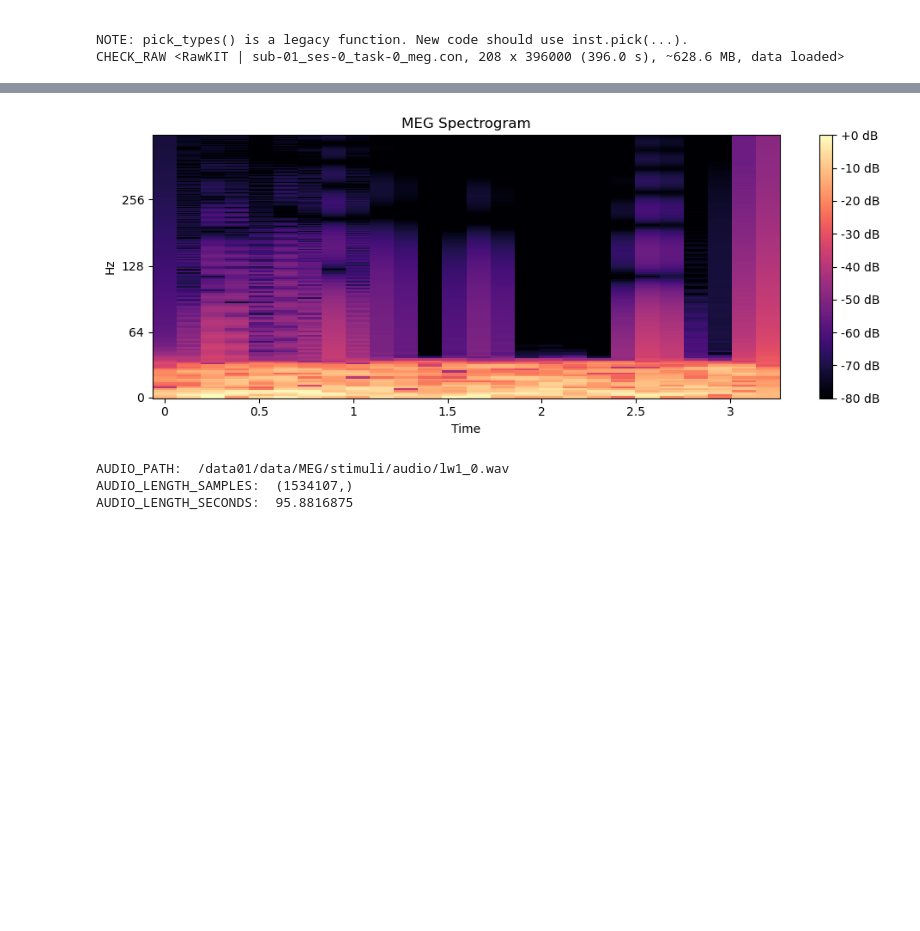
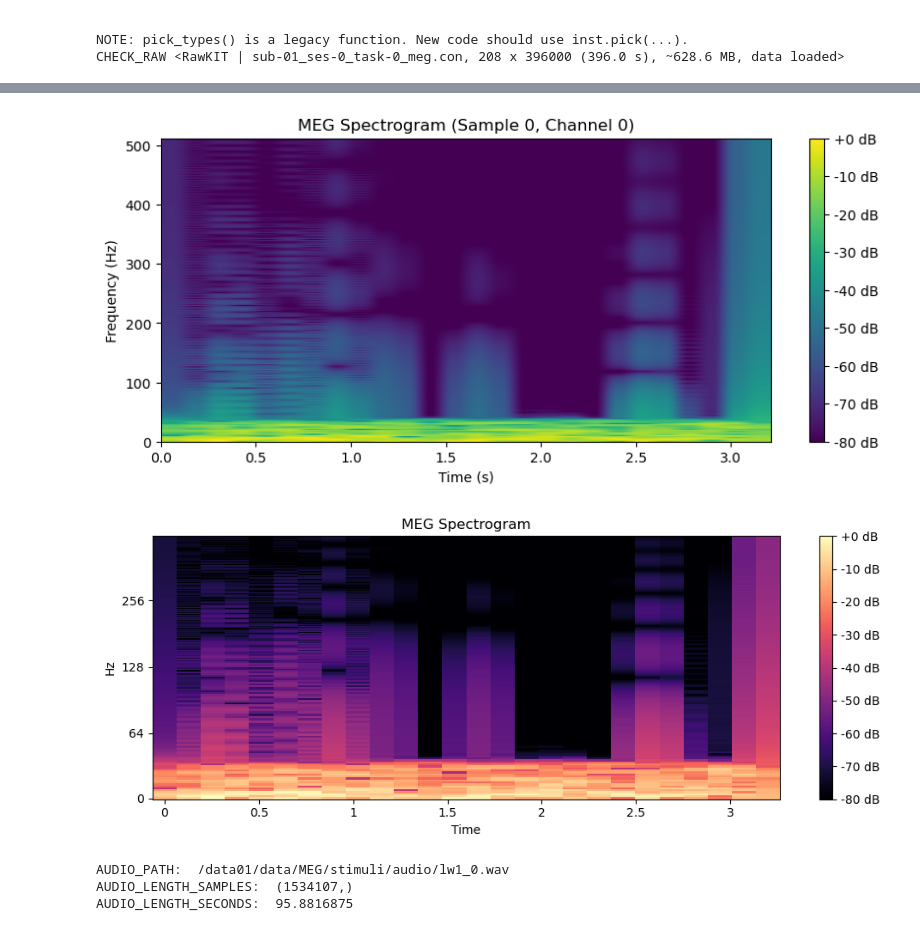
Before and after one commit to neoayanami/meg-encoding, a Jupyter notebook: run.ipynb, the cells around one changed output, grey strips where cells are left out. Saved outputs shown, nothing was run; the diff lists cells and outputs as text; code cells hidden in the pictures; blank space fills up the shorter version.

```diff
--- a/run.ipynb
+++ b/run.ipynb
@@ -86,7 +93,8 @@ MEG_SPECTR_SHAPE:  torch.Size([180, 208, 257, 26])
 # %%
-plot_spectrogram(meg_spectr, 1000, 0, 0)
+plot_spectrogram(meg_spectr, sampling_meg, 0, 0)
 # %% [output]
-[figure, old version]
+[figure, new version]
+[figure, added]
 # %%
 audio_path = stimuli_path + '/' + wav_list_without_numb[0] + '_0' + '.wav'
 print('AUDIO_PATH: ',audio_path)
```
Also changed, not shown: parts of 2 cells of this notebook, 1 other file.
